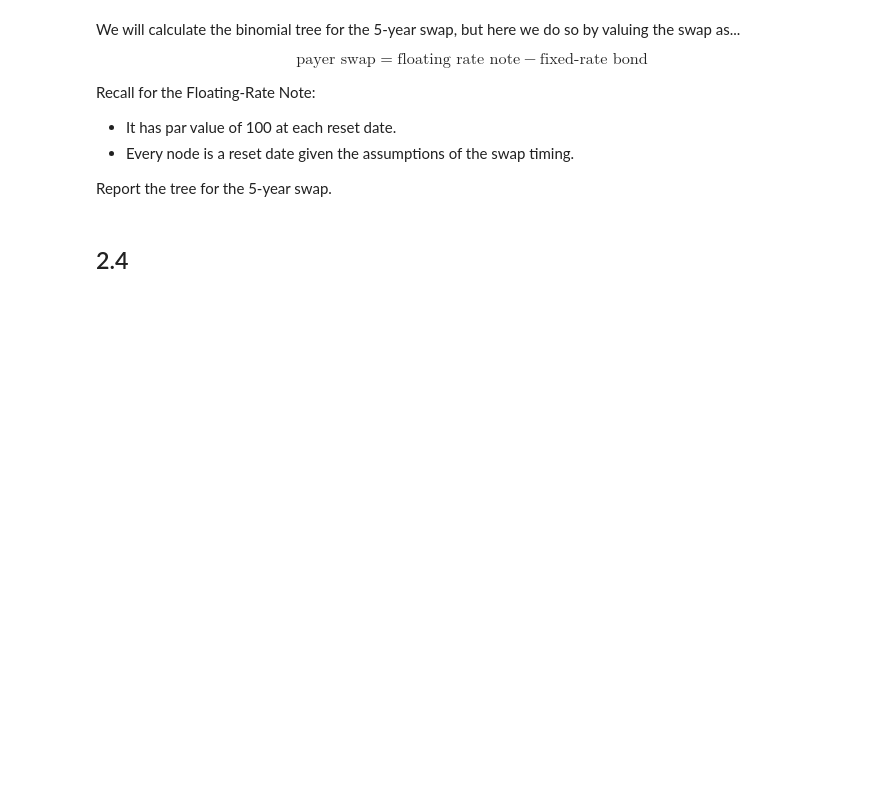
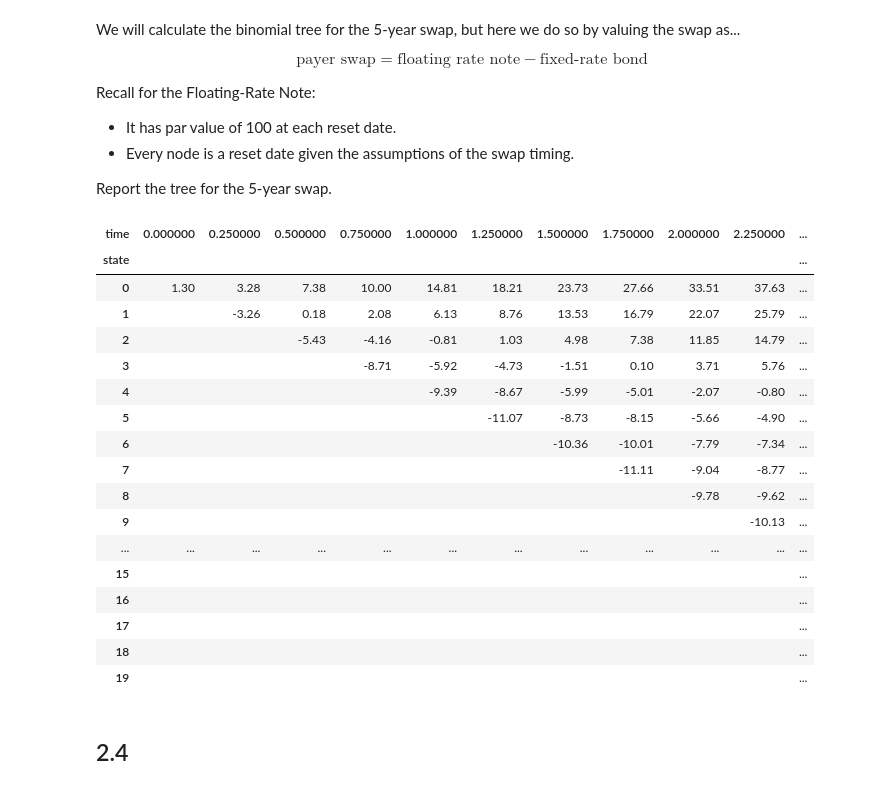
Before and after one commit to nicklewis-16/finm-fiderivs-2024, a Jupyter notebook: homework/Homework 3.ipynb, the cells around one changed output. Cells and saved outputs as stored; diff of their text form; code cells hidden in the pictures; blank space fills up the shorter version.

```diff
--- a/homework/Homework 3.ipynb
+++ b/homework/Homework 3.ipynb
@@ -290,6 +437,28 @@ Recall for the Floating-Rate Note:
 * Every node is a reset date given the assumptions of the swap timing.
 
 Report the tree for the 5-year swap.
+# %%
+swap_tree = 100 - bondtree
+swap_tree.style.format('{:.2f}', na_rep = '')
+# %% [output]
+| time | 0.000000 | 0.250000 | 0.500000 | 0.750000 | 1.000000 | 1.250000 | 1.500000 | 1.750000 | 2.000000 | 2.250000 | ... |
+| state |  |  |  |  |  |  |  |  |  |  | ... |
+| 0 | 1.30 | 3.28 | 7.38 | 10.00 | 14.81 | 18.21 | 23.73 | 27.66 | 33.51 | 37.63 | ... |
+| 1 |  | -3.26 | 0.18 | 2.08 | 6.13 | 8.76 | 13.53 | 16.79 | 22.07 | 25.79 | ... |
+| 2 |  |  | -5.43 | -4.16 | -0.81 | 1.03 | 4.98 | 7.38 | 11.85 | 14.79 | ... |
+| 3 |  |  |  | -8.71 | -5.92 | -4.73 | -1.51 | 0.10 | 3.71 | 5.76 | ... |
+| 4 |  |  |  |  | -9.39 | -8.67 | -5.99 | -5.01 | -2.07 | -0.80 | ... |
+| 5 |  |  |  |  |  | -11.07 | -8.73 | -8.15 | -5.66 | -4.90 | ... |
+| 6 |  |  |  |  |  |  | -10.36 | -10.01 | -7.79 | -7.34 | ... |
+| 7 |  |  |  |  |  |  |  | -11.11 | -9.04 | -8.77 | ... |
+| 8 |  |  |  |  |  |  |  |  | -9.78 | -9.62 | ... |
+| 9 |  |  |  |  |  |  |  |  |  | -10.13 | ... |
+| ... | ... | ... | ... | ... | ... | ... | ... | ... | ... | ... | ... |
+| 15 |  |  |  |  |  |  |  |  |  |  | ... |
+| 16 |  |  |  |  |  |  |  |  |  |  | ... |
+| 17 |  |  |  |  |  |  |  |  |  |  | ... |
+| 18 |  |  |  |  |  |  |  |  |  |  | ... |
+| 19 |  |  |  |  |  |  |  |  |  |  | ... |
 # %% [markdown]
 ## 2.4
 # %% [markdown]
```
Also changed, not shown: parts of 17 cells of this notebook, 1 other file.
